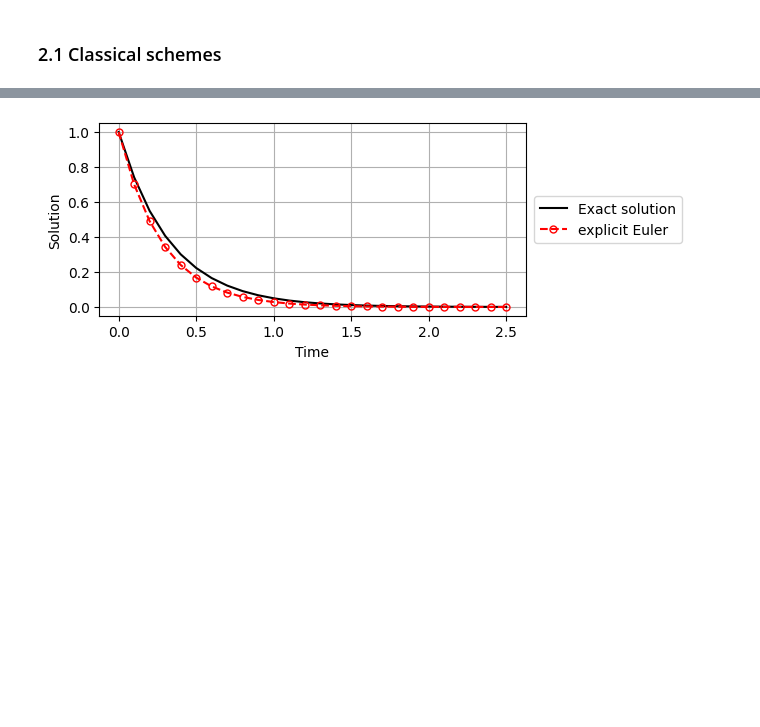
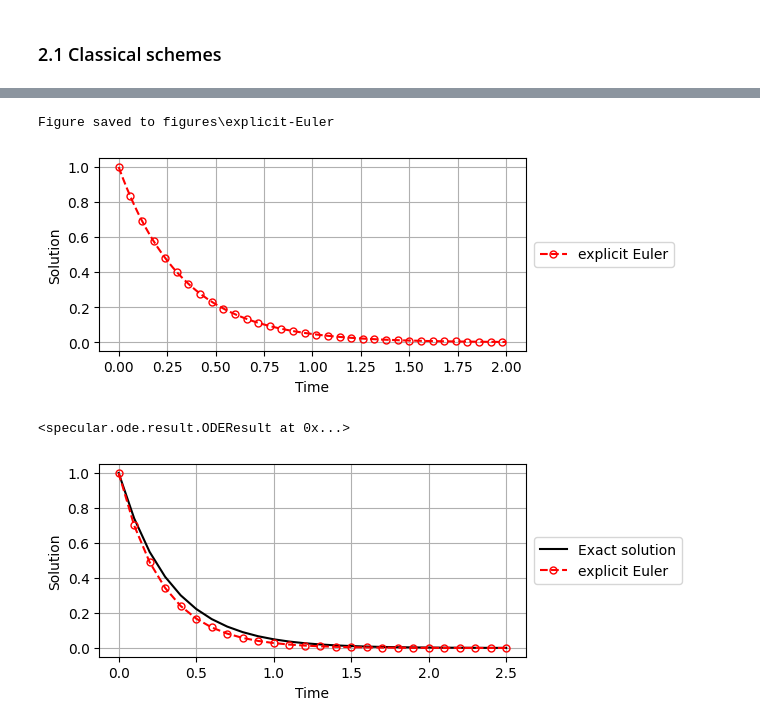
Before and after one commit to kyjung2357/specular-differentiation, a Jupyter notebook: docs/2. Numerical ordinary differential equations.ipynb, the cells around one changed output, grey strips where cells are left out. Cells and saved outputs as stored; diff of their text form; code cells hidden in the pictures; blank space fills up the shorter version.

```diff
--- a/docs/2. Numerical ordinary differential equations.ipynb
+++ b/docs/2. Numerical ordinary differential equations.ipynb
@@ -5,3 +5,8 @@ import numpy as np
 ## 2. Numerical ordinary differential equations
 # %% [markdown]
 ### 2.1 Classical schemes
+# %%
+def F(t, u):
+   return -3*u
+
+specular.ode.classical_scheme(F=F, u_0=1.0, t_0=0.0, T=2.0, h=0.1, scheme="explicit Euler")
@@ -7,0 +15,5 @@ import numpy as np
+# %%
+def F(t, u):
+   return -3*u
+
+specular.ode.classical_scheme(F=F, u_0=1.0, t_0=0.0, T=2.0, h=0.1, scheme="explicit Euler").values()
@@ -8,3 +29,12 @@ import numpy as np
+# %%
+def F(t, u):
+    return -3*u
+
+specular.ode.classical_scheme(F=F, u_0=1.0, t_0=0.0, T=2.0, h=0.01, scheme="explicit Euler").visualization(save_path="explicit Euler")
+# %% [output]
+Figure saved to figures\explicit-Euler
+[figure, added]
+<specular.ode.result.ODEResult at 0x...>
 # %%
 t_0 = 0.0
 T = 2.5
```
Also changed, not shown: parts of 2 cells of this notebook, 6 other files.
